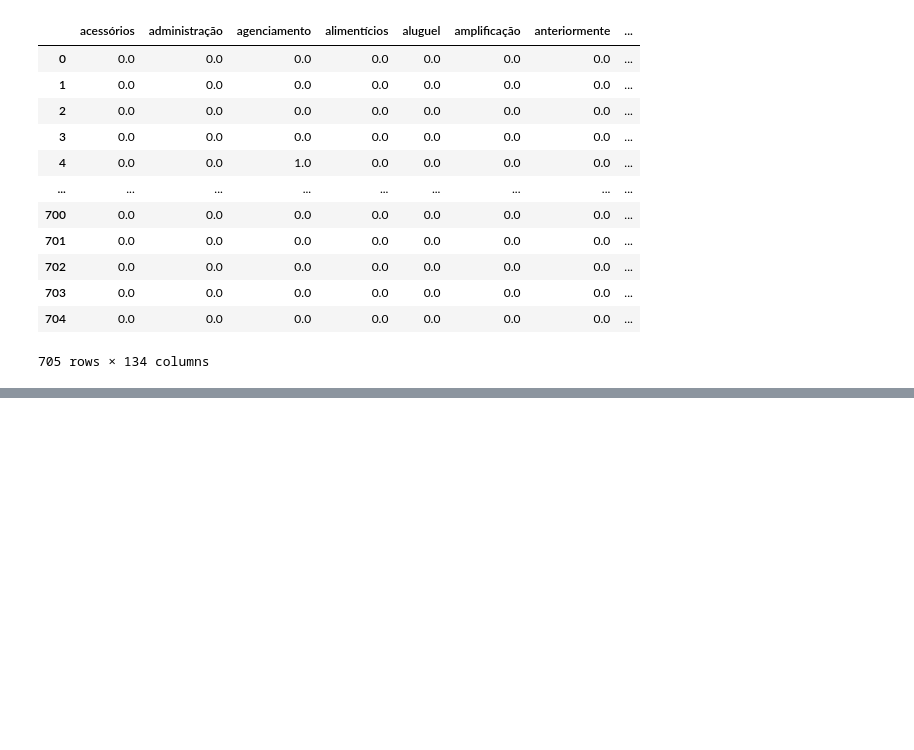
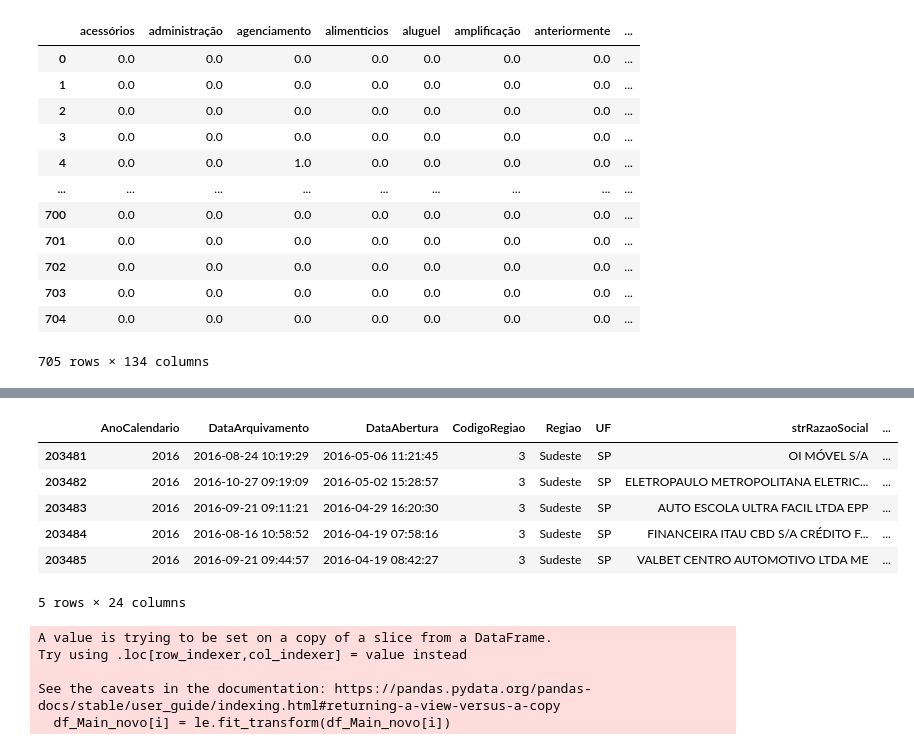
Before and after one commit to jeanthecreator/Analise-de-Dados2, a Jupyter notebook: Entrega.ipynb, the cells around one changed output, grey strips where cells are left out. Drawn from its saved outputs; the diff is of its cells as text; code cells hidden in the pictures; blank space fills up the shorter version.

```diff
--- a/Entrega.ipynb
+++ b/Entrega.ipynb
@@ -291,0 +319,3 @@ pd.DataFrame(tfidf_matrix.toarray(), columns=tfidf.get_feature_names())
+# %%
+df_Main['DataAbertura'] = pd.to_datetime(df_Main['DataAbertura'])
+df_Main['DataArquivamento'] = pd.to_datetime(df_Main['DataArquivamento'])
@@ -291,0 +342,12 @@ pd.DataFrame(tfidf_matrix.toarray(), columns=tfidf.get_feature_names())
+# %%
+df_Main['tempo_atendimento'] = (df_Main['DataArquivamento'] - df_Main['DataAbertura'])
+# %%
+df_Main.tail()
+# %% [output]
+|  | AnoCalendario | DataArquivamento | DataAbertura | CodigoRegiao | Regiao | UF | strRazaoSocial | ... |
+| 203481 | 2016 | 2016-08-24 10:19:29 | 2016-05-06 11:21:45 | 3 | Sudeste | SP | OI MÓVEL S/A | ... |
+| 203482 | 2016 | 2016-10-27 09:19:09 | 2016-05-02 15:28:57 | 3 | Sudeste | SP | ELETROPAULO METROPOLITANA ELETRIC... | ... |
+| 203483 | 2016 | 2016-09-21 09:11:21 | 2016-04-29 16:20:30 | 3 | Sudeste | SP | AUTO ESCOLA ULTRA FACIL LTDA EPP | ... |
+| 203484 | 2016 | 2016-08-16 10:58:52 | 2016-04-19 07:58:16 | 3 | Sudeste | SP | FINANCEIRA ITAU CBD S/A CRÉDITO F... | ... |
+| 203485 | 2016 | 2016-09-21 09:44:57 | 2016-04-19 08:42:27 | 3 | Sudeste | SP | VALBET CENTRO AUTOMOTIVO LTDA ME | ... |
+5 rows × 24 columns
@@ -291,0 +356,11 @@ pd.DataFrame(tfidf_matrix.toarray(), columns=tfidf.get_feature_names())
+# %%
+cat_cols = df_Main_novo.select_dtypes(include='object').columns
+
+for i in cat_cols:
+    df_Main_novo[i] = le.fit_transform(df_Main_novo[i])
+# %% [output]
+A value is trying to be set on a copy of a slice from a DataFrame.
+Try using .loc[row_indexer,col_indexer] = value instead
+
+See the caveats in the documentation: https://pandas.pydata.org/pandas-docs/stable/user_guide/indexing.html#returning-a-view-versus-a-copy
+  df_Main_novo[i] = le.fit_transform(df_Main_novo[i])
```
Also changed, not shown: parts of 9 cells of this notebook, 1 other file.
